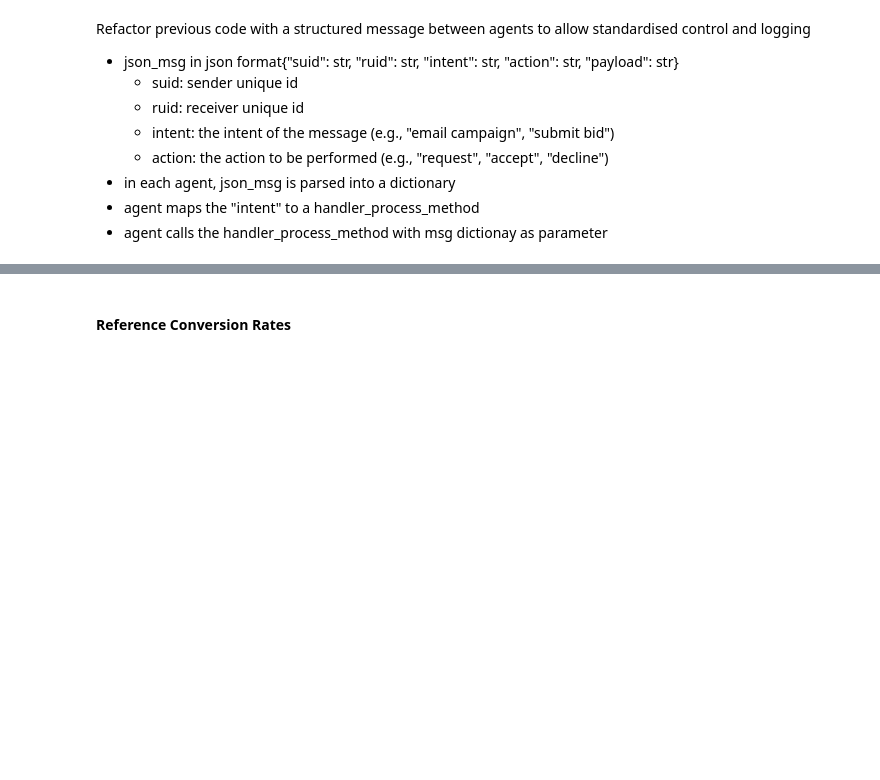
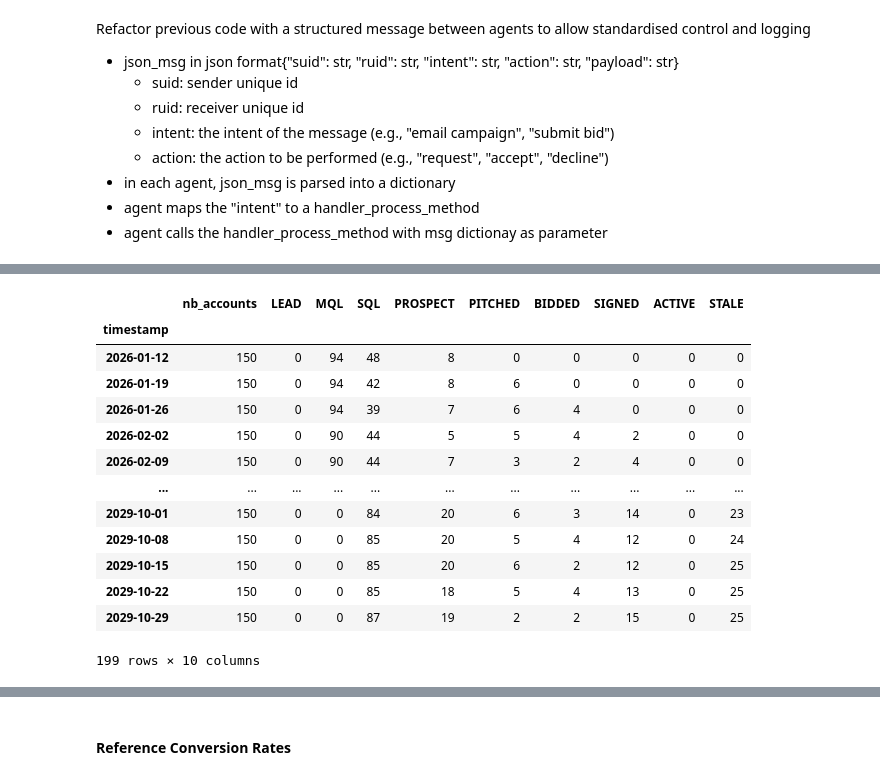
Before and after one commit to vtecftwy/crm-sim, a Jupyter notebook: nbs/wip_06_crm_simpy_refactor.ipynb, the cells around one changed output, grey strips where cells are left out. Cells and saved outputs as stored; diff of their text form; code cells hidden in the pictures; blank space fills up the shorter version.

```diff
--- a/nbs/wip_06_crm_simpy_refactor.ipynb
+++ b/nbs/wip_06_crm_simpy_refactor.ipynb
@@ -49,0 +60,15 @@ Set autoreload mode
+# %%
+crm = CustomerRelationManagerSimulator(
+    nb_salesreps=4,
+    nb_mql=100,
+    nb_sql=50,
+    nb_others=0
+)
+
+with open(p2log, 'w') as f:
+# with open(p2log, 'a') as f:
+    f.write(f"{'='* 100}\n")
+    f.write(f"New Simulation {datetime.now().strftime('%Y-%m-%d %H:%M:%S')}\n")
+    f.write(f"{'='* 100}\n")
+
+crm.run(until=200)
@@ -49,0 +93,18 @@ Set autoreload mode
+# %%
+df = crm.account_stats_to_df()
+df
+# %% [output]
+|  | nb_accounts | LEAD | MQL | SQL | PROSPECT | PITCHED | BIDDED | SIGNED | ACTIVE | STALE |
+| timestamp |  |  |  |  |  |  |  |  |  |  |
+| 2026-01-12 | 150 | 0 | 94 | 48 | 8 | 0 | 0 | 0 | 0 | 0 |
+| 2026-01-19 | 150 | 0 | 94 | 42 | 8 | 6 | 0 | 0 | 0 | 0 |
+| 2026-01-26 | 150 | 0 | 94 | 39 | 7 | 6 | 4 | 0 | 0 | 0 |
+| 2026-02-02 | 150 | 0 | 90 | 44 | 5 | 5 | 4 | 2 | 0 | 0 |
+| 2026-02-09 | 150 | 0 | 90 | 44 | 7 | 3 | 2 | 4 | 0 | 0 |
+| ... | ... | ... | ... | ... | ... | ... | ... | ... | ... | ... |
+| 2029-10-01 | 150 | 0 | 0 | 84 | 20 | 6 | 3 | 14 | 0 | 23 |
+| 2029-10-08 | 150 | 0 | 0 | 85 | 20 | 5 | 4 | 12 | 0 | 24 |
+| 2029-10-15 | 150 | 0 | 0 | 85 | 20 | 6 | 2 | 12 | 0 | 25 |
+| 2029-10-22 | 150 | 0 | 0 | 85 | 18 | 5 | 4 | 13 | 0 | 25 |
+| 2029-10-29 | 150 | 0 | 0 | 87 | 19 | 2 | 2 | 15 | 0 | 25 |
+199 rows × 10 columns
```
Also changed, not shown: parts of 21 cells of this notebook, 3 other files.
